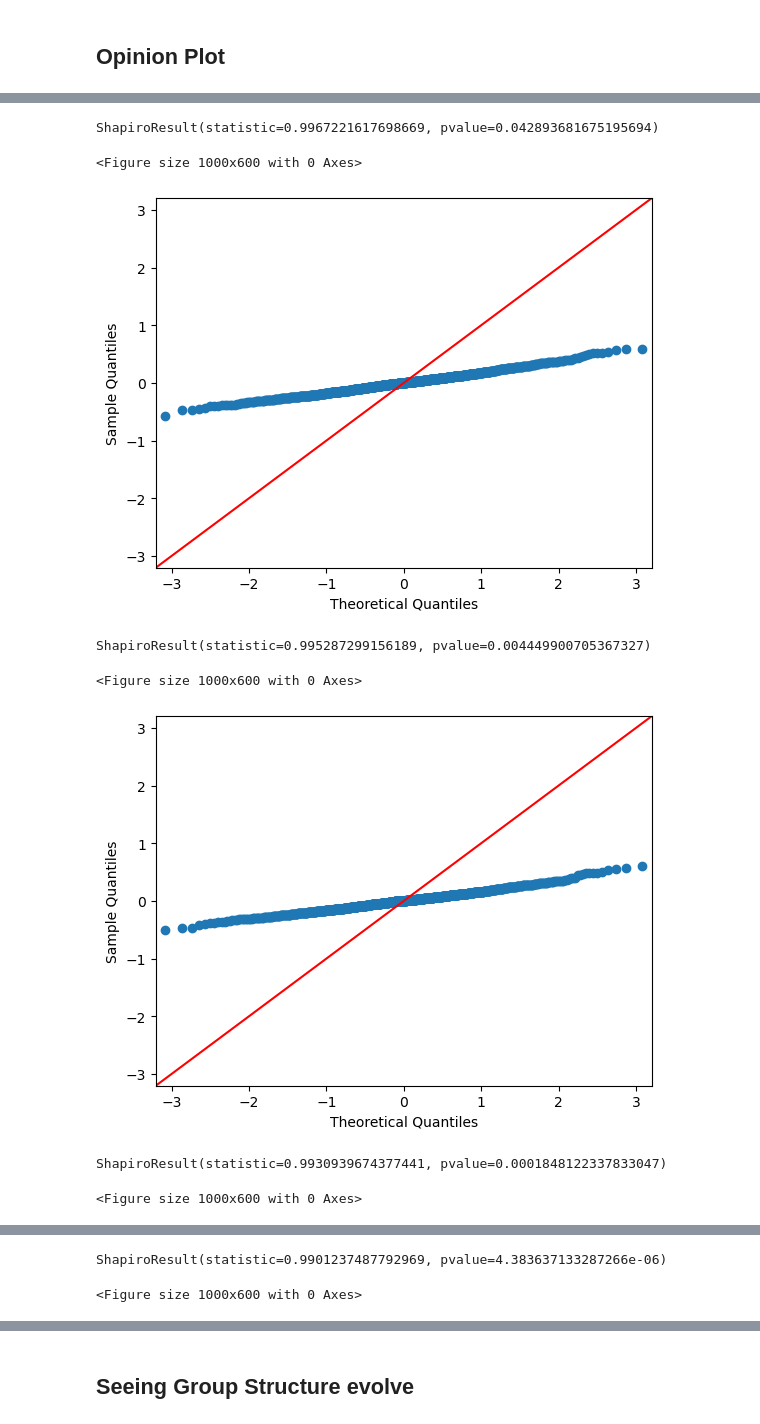
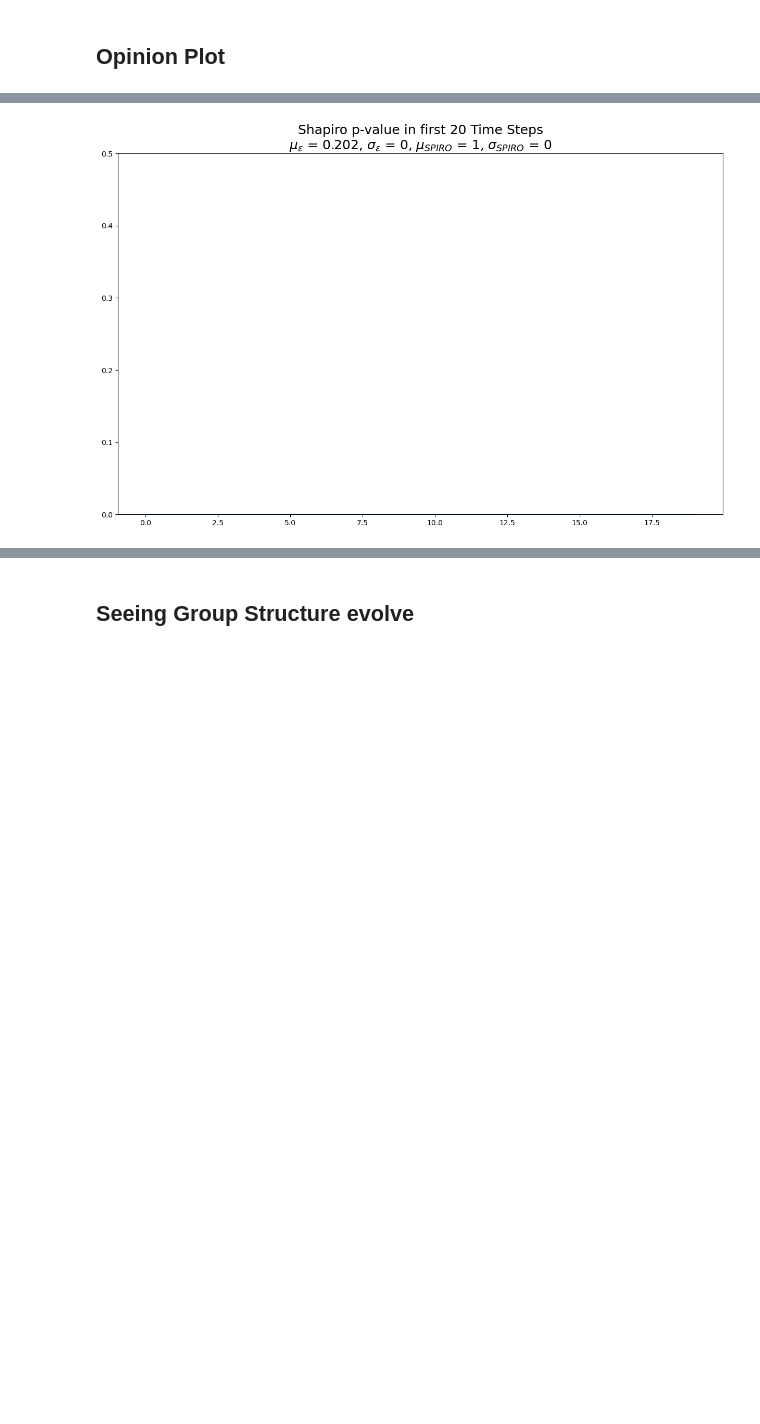
Before and after one commit to frantisek901/Spirals, a Jupyter notebook: PoliticalInterest_Media/fineGrainedAnalysis.ipynb, the cells around one changed output, grey strips where cells are left out. Drawn from its saved outputs; the diff is of its cells as text; code cells hidden in the pictures; blank space fills up the shorter version.

```diff
--- a/PoliticalInterest_Media/fineGrainedAnalysis.ipynb
+++ b/PoliticalInterest_Media/fineGrainedAnalysis.ipynb
@@ -204,29 +215,33 @@ plt.show()
 # %%
 # Testing Normality
 
 
 from scipy.stats import lognorm
 import statsmodels.api as sm
 from scipy.stats import shapiro
 
-for t in np.arange(0, 20):
+for df in list_dataframes:
+    shapiro_data = np.array([])
 
-    plt.figure(figsize=(10, 6))
-    t_data = df[df["timeStep"] == t]
+    for t in np.arange(0, 20):
 
-    #create Q-Q plot with 45-degree line added to plot
-    fig = sm.qqplot(t_data["opinion"], line='45')
-    print(shapiro(t_data["opinion"]))
+        # plt.figure(figsize=(10, 6))
+        t_data = df[df["timeStep"] == t]
 
+        #create Q-Q plot with 45-degree line added to plot
+        # fig = sm.qqplot(t_data["opinion"], line='45')
+        shapiro_data = np.append(shapiro_data, shapiro(t_data["opinion"]).pvalue)
 
+    #Plotting the shapiro p value across time
+    fig, ax = plt.subplots(figsize=(15, 9))
+    plt.plot(shapiro_data)
+    plt.ylim([0, 0.5])
 
-    plt.show()
+    # LaTeX formatted title with subscripts
+    ax.set_title(
+        f"Shapiro p-value in first 20 Time Steps\n"
+        f"$\\mu_\\epsilon$ = {mu_epsilon}, $\\sigma_\\epsilon$ = {sigma_epsilon}, "
+        f"$\\mu_{{SPIRO}}$ = {mu_SPIRO}, $\\sigma_{{SPIRO}}$ = {sigma_SPIRO}", fontsize = 18
+    )    # print(shapiro_data)
 # %% [output]
-ShapiroResult(statistic=0.9967221617698669, pvalue=0.042893681675195694)
-<Figure size 1000x600 with 0 Axes>
-[figure, old version]
+[figure, new version]
-ShapiroResult(statistic=0.995287299156189, pvalue=0.004449900705367327)
-<Figure size 1000x600 with 0 Axes>
-[figure, removed]
-ShapiroResult(statistic=0.9930939674377441, pvalue=0.0001848122337833047)
-<Figure size 1000x600 with 0 Axes>
@@ -234,2 +247,0 @@ ShapiroResult(statistic=0.9930939674377441, pvalue=0.0001848122337833047)
-ShapiroResult(statistic=0.9901237487792969, pvalue=4.383637133287266e-06)
-<Figure size 1000x600 with 0 Axes>
```
Also changed, not shown: parts of 9 cells of this notebook, 31 other files.
